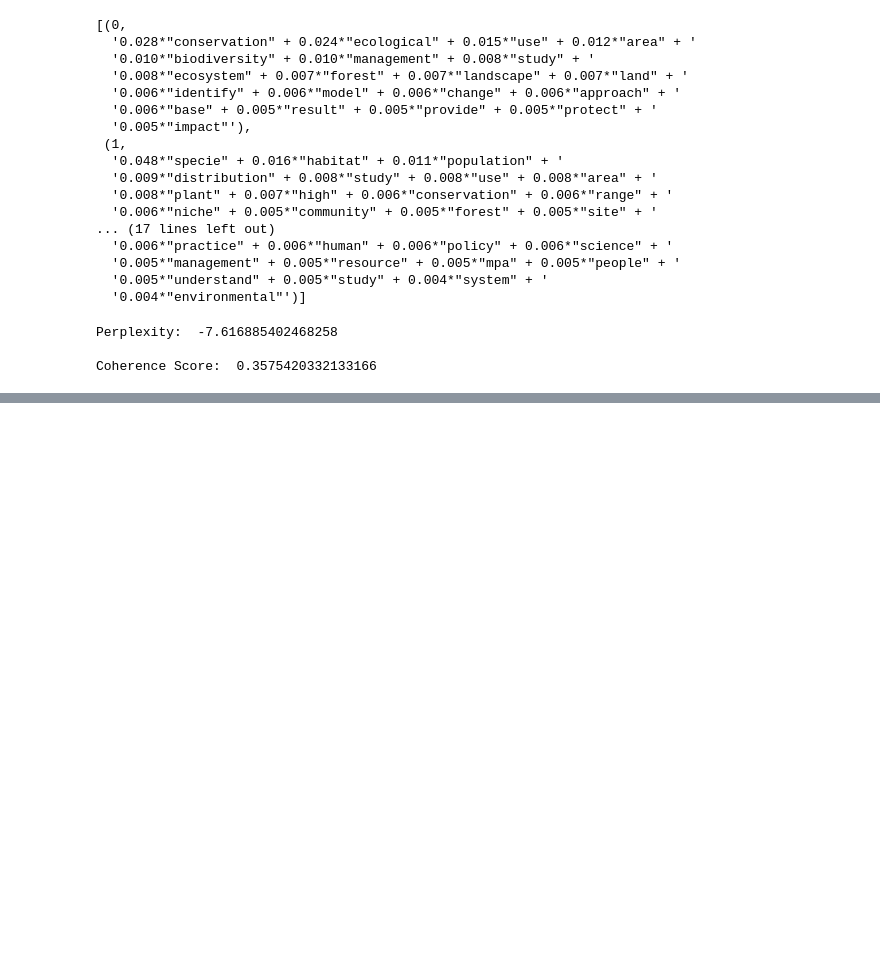
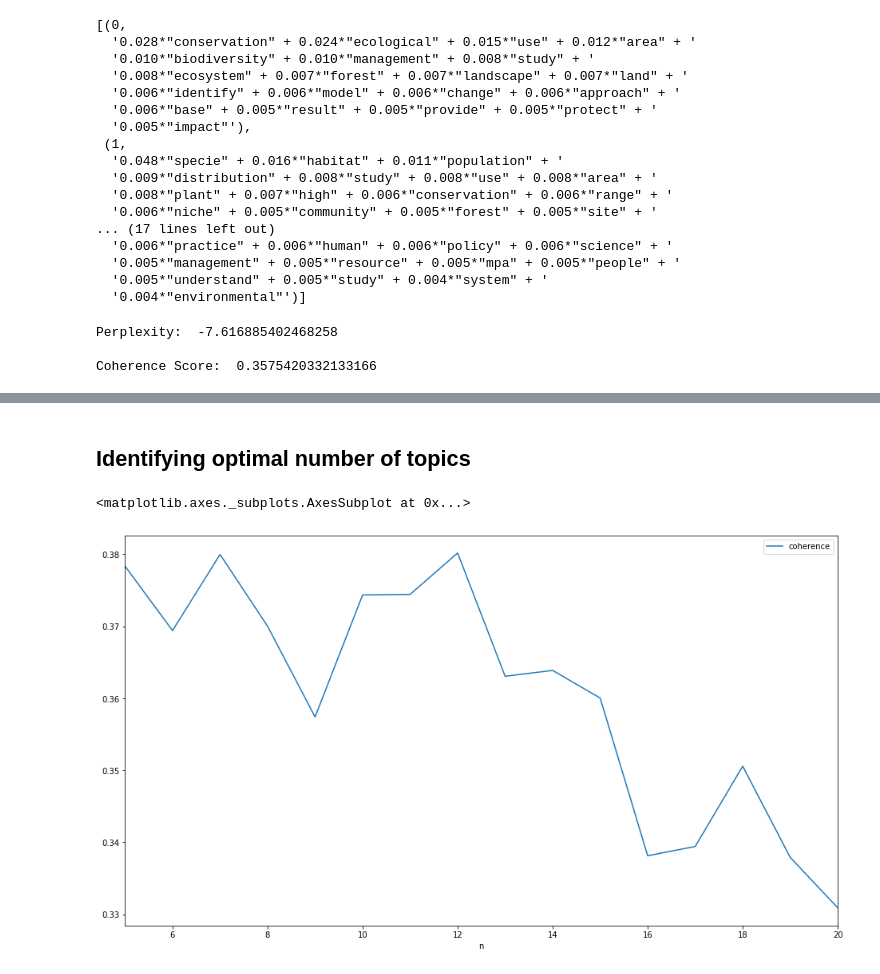
Before and after one commit to madeline-damon/Publishing_Biases_Sample, a Jupyter notebook: Text Analysis and Topic Modelling.ipynb, the cells around one changed output, grey strips where cells are left out. Drawn from its saved outputs; the diff is of its cells as text; code cells hidden in the pictures; blank space fills up the shorter version.

Commit message:
Added evaluation of topic models

```diff
--- a/Text Analysis and Topic Modelling.ipynb
+++ b/Text Analysis and Topic Modelling.ipynb
@@ -609,16 +547,16 @@ data_words_bigrams = make_bigrams(data_words_nostops)
 #data_words_bigrams[0]
 # %%
 # # Do lemmatization keeping only noun, adj, vb, adv
-#data_lemmatized = lemmatization(data_words_bigrams, allowed_postags=['NOUN', 'ADJ', 'VERB', 'ADV'])
+data_lemmatized = lemmatization(data_words_bigrams, allowed_postags=['NOUN', 'ADJ', 'VERB', 'ADV'])
 
 
-data_lemmatized = []
+#data_lemmatized = []
 
 # # # Iterates through each article in the corpus.
-for doc in data_words_bigrams : #Reminder that word_dat is a list of the 1000 abstracts as text strings
+#for doc in data_words_bigrams : #Reminder that word_dat is a list of the 1000 abstracts as text strings
 #    Passes that abstract through the pipeline and adds to a new list.
-    pr = nlp(str(doc))
-    data_lemmatized.append([t.lower() for t in pr]) #####LEFT OUT is.alpha(), IT TAKES AWAY BIGRAMS FOR HAVING UNDERSCORE
+   # pr = nlp(str(doc))
+   # data_lemmatized.append([t.lower() for t in pr]) #####LEFT OUT is.alpha(), IT TAKES AWAY BIGRAMS FOR HAVING UNDERSCORE
 
 
 
@@ -997,0 +734,2 @@ ValueError: Stop argument for islice() must be None or an integer: 0 <= x <= sys
+# %%
+dict_gensim_abs = Dictionary(data_lemmatized)
@@ -997,0 +739,4 @@ ValueError: Stop argument for islice() must be None or an integer: 0 <= x <= sys
+# %%
+#Calculates bag of words matrix
+bow_gensim_abs = [dict_gensim_abs.doc2bow(w) \
+                   for w in data_lemmatized]
@@ -997,0 +756,23 @@ ValueError: Stop argument for islice() must be None or an integer: 0 <= x <= sys
+# %% [markdown]
+## Identifying optimal number of topics
+# %%
+##Coherence for topics 5 through 21
+
+from gensim.models.ldamulticore import LdaMulticore
+from tqdm import trange, notebook
+#import tqdm as tqdm
+lda_para_model_n = []
+for n in trange(5, 21):
+    lda_model = LdaMulticore(corpus=bow_gensim_abs, id2word=dict_gensim_abs,
+                             chunksize=2000, eta='auto', iterations=400,
+                             num_topics=n, passes=100, eval_every=None,
+                             random_state=42)
+    lda_coherence = CoherenceModel(model=lda_model, texts=data_lemmatized,
+                                   dictionary=dict_gensim_abs, coherence='c_v')
+    lda_para_model_n.append((n, lda_model, lda_coherence.get_coherence()))
+# %%
+pd.DataFrame(lda_para_model_n, columns=["n", "model", \
+"coherence"]).set_index("n")[["coherence"]].plot(figsize=(16,9))
+# %% [output]
+<matplotlib.axes._subplots.AxesSubplot at 0x...>
+[figure, added]
```
Also changed, not shown: parts of 39 cells of this notebook.
